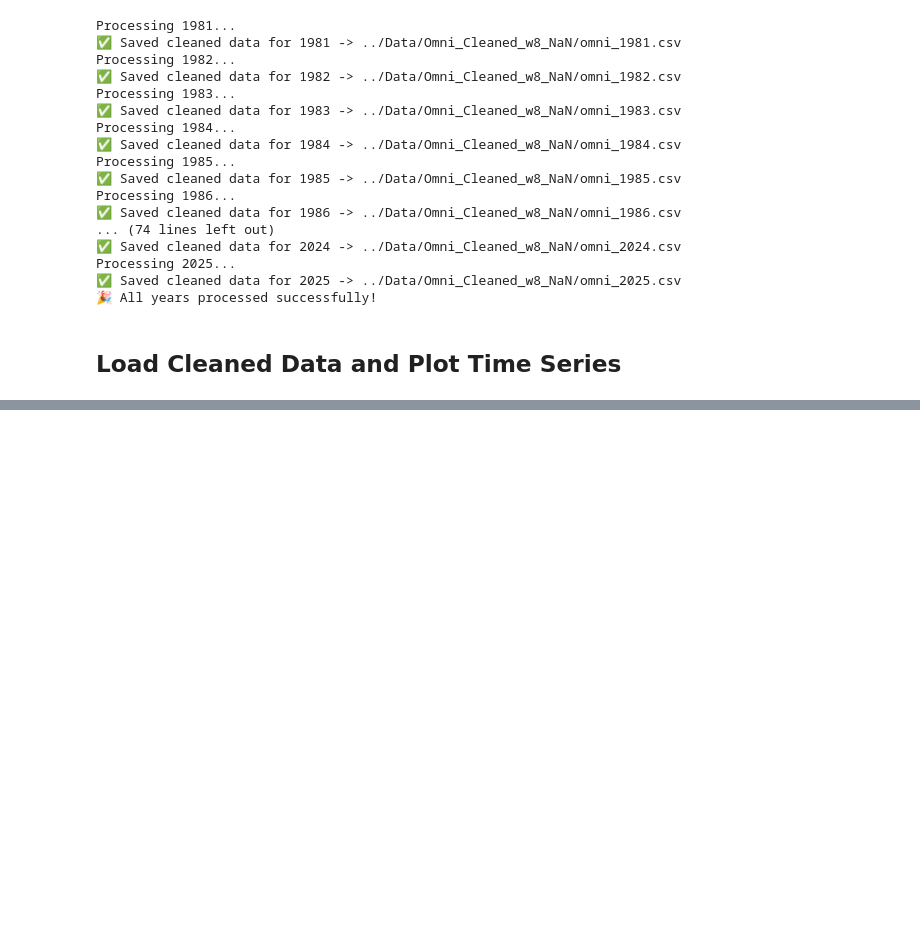
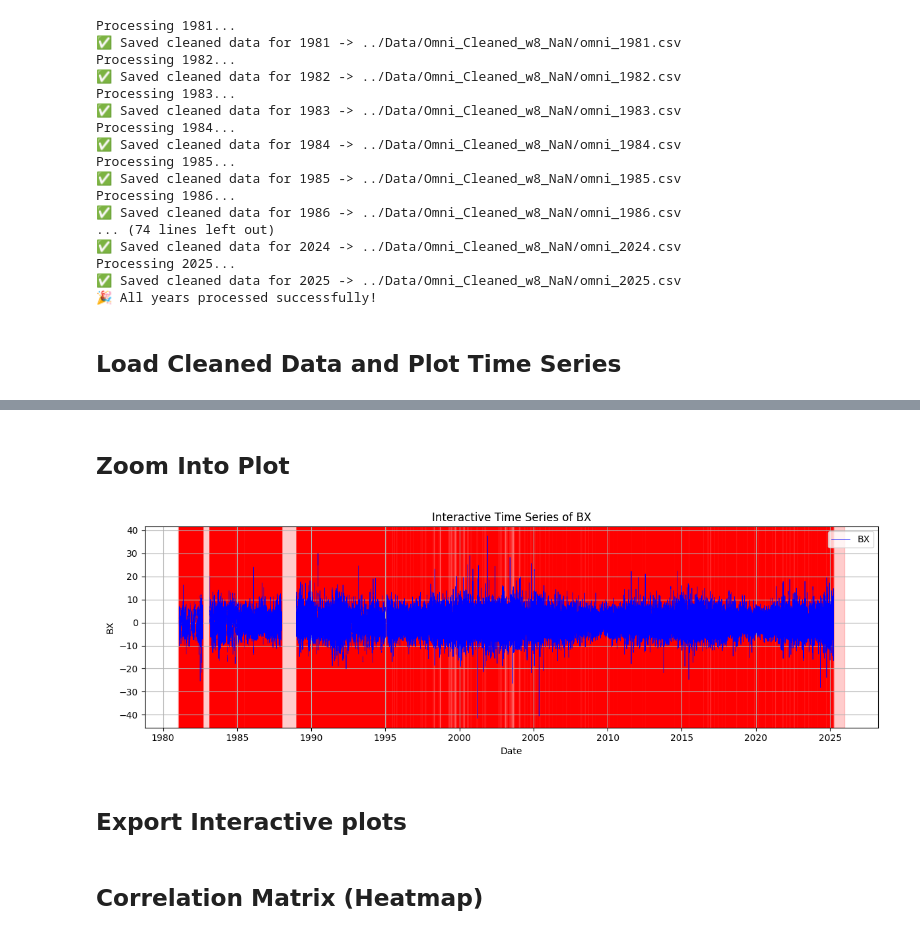
Before and after one commit to shivangichaudhary/Space-Weather-Event-Analysis, a Jupyter notebook: Notebooks/omni2.ipynb, the cells around one changed output, grey strips where cells are left out. Cells and saved outputs as stored; diff of their text form; code cells hidden in the pictures; blank space fills up the shorter version.

```diff
--- a/Notebooks/omni2.ipynb
+++ b/Notebooks/omni2.ipynb
@@ -267,0 +253,2 @@ print(f"✅ Missing % per year plot saved at: {missing_percent_plot}")
+# %% [markdown]
+## Zoom Into Plot
@@ -267,0 +258,32 @@ print(f"✅ Missing % per year plot saved at: {missing_percent_plot}")
+# %%
+# %%
+import matplotlib.pyplot as plt
+
+# Choose variable to plot
+variable = "BX"
+
+# Create the interactive figure
+fig, ax = plt.subplots(figsize=(12, 4))
+ax.plot(full_df.index, full_df[variable], label=variable, linewidth=0.5, color='blue')
+
+# Highlight NaNs
+na_mask = full_df[variable].isna()
+group = (na_mask != na_mask.shift()).cumsum()
+for g in group[na_mask].unique():
+    span = full_df.index[group == g]
+    if len(span) > 0:
+        ax.axvspan(span[0], span[-1], color='red', alpha=0.2)
+
+# Labels and layout
+ax.set_title(f"Interactive Time Series of {variable}")
+ax.set_xlabel("Date")
+ax.set_ylabel(variable)
+ax.legend()
+ax.grid(True)
+
+plt.tight_layout()
+plt.show()
+# %% [output]
+[figure, added]
+# %% [markdown]
+## Export Interactive plots
@@ -267,0 +316,2 @@ print(f"✅ Missing % per year plot saved at: {missing_percent_plot}")
+# %% [markdown]
+## Correlation Matrix (Heatmap)
```
Also changed, not shown: parts of 16 cells of this notebook, 20 other files.
